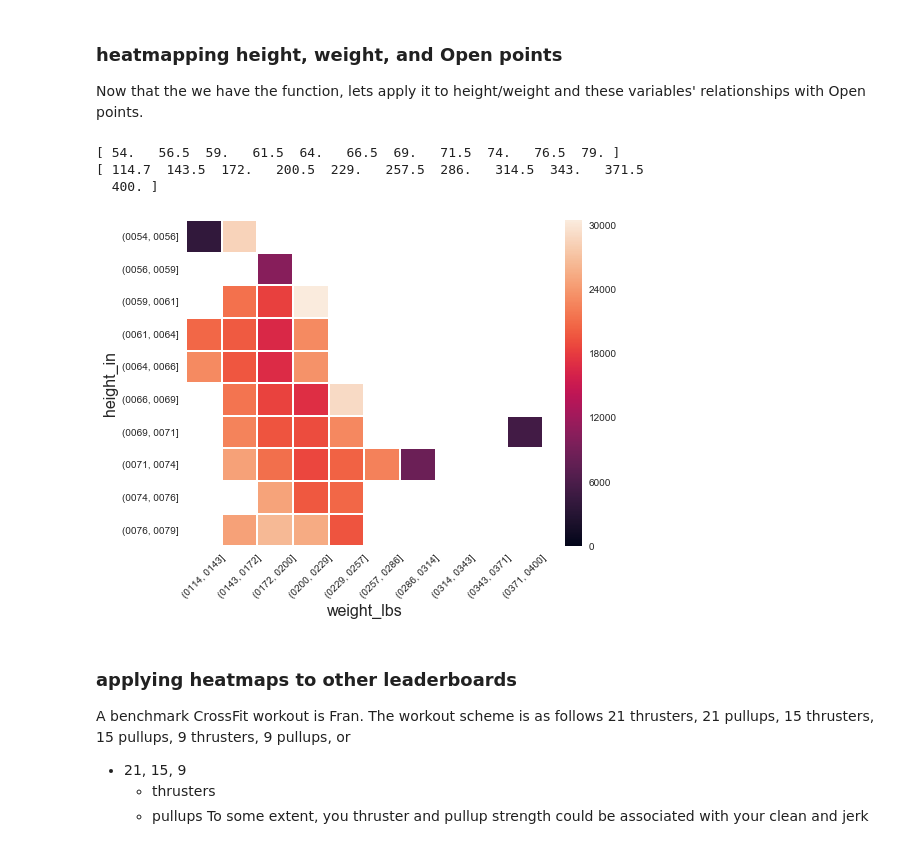
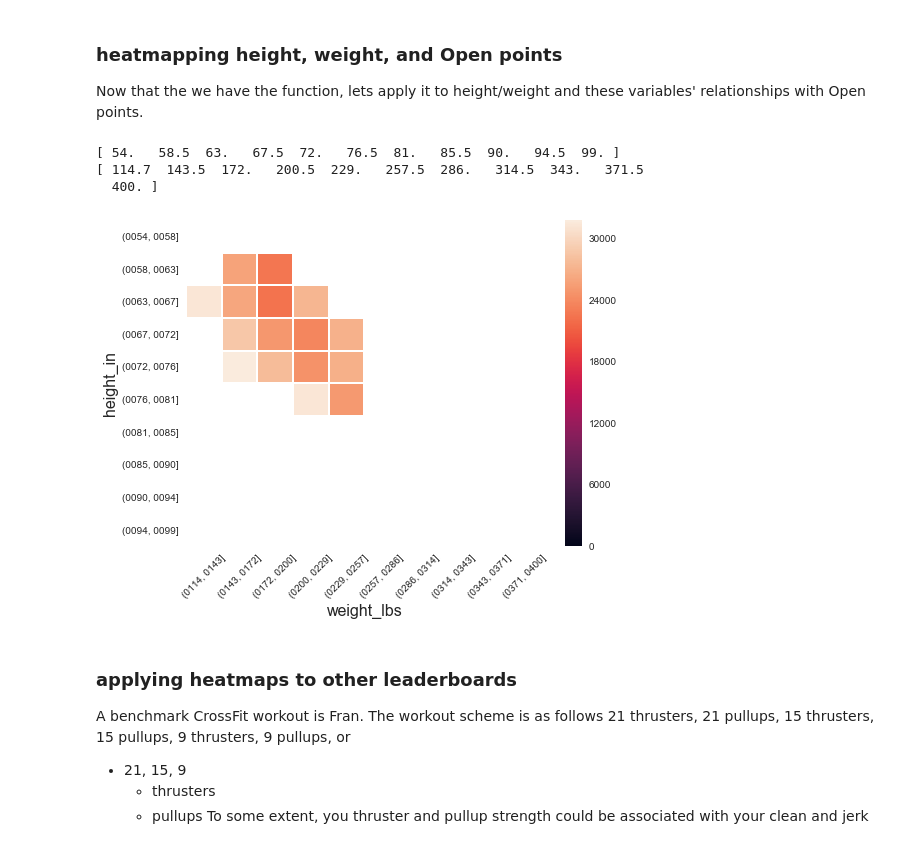
Before and after one commit to zfreedman/crossfit_open_2018, a Jupyter notebook: data_visualization.ipynb, the cells around one changed output. Drawn from its saved outputs; the diff is of its cells as text; code cells hidden in the pictures.

```diff
--- a/data_visualization.ipynb
+++ b/data_visualization.ipynb
@@ -255,7 +255,7 @@ def grab_top_n_summarizer_data(n, div_id, func_str, dataframe):
 ### filtering the data
 Let's grab the data corresponding to the top athletes from the database. We'll do this by filtering athletes based on IDs in the men's leaderboard.
 # %%
-ranges = [10, 100, 1000]
+ranges = [10, 250, 5000]
 funcs = ["MIN", "MAX", "AVG"]
 #resulting dataframes are ordered as follows:
 #[top10min, top10max, top10avg, top100min, ...]
@@ -361,7 +361,7 @@ height_weight_points.head(5)
 # %%
 height_weight_cols = ["height_in", "weight_lbs"]
 #height_weight_axis_ranges = [[50, 100, 0, 3000], [50, 300, 0, 2000]]
-height_weight_bins = [25, 60]
+height_weight_bins = [22, 60]
 #plot each lift
 for i in range(len(height_weight_cols)):
     #fit plot
@@ -483,27 +483,27 @@ Now that the we have the function, lets apply it to height/weight and these vari
 # %%
 #grab data for heatmap
 height_weight_heatmap_df, height_weight_heatmap_mask = get_data_for_heatmap(
     height_weight_cols[0], 10,
     height_weight_cols[1], 10,
     "points",
     height_weight_points,
-    min_entries=1,
+    min_entries=5,
     return_mask=True
 )
 #do this to customize figure size
 #fig, ax = plt.subplots()
 #fig.set_size_inches(
 #plot heatmap
 #sb.heatmap(height_weight_heatmap_df, annot=True, fmt=".2f", linewidths=.5)
 with sb.axes_style("white"):
     sb.heatmap(height_weight_heatmap_df, mask=height_weight_heatmap_mask, annot=False, linewidths=1)
     plt.xticks(rotation=45)
     plt.show()
 # %% [output]
-[ 54.   56.5  59.   61.5  64.   66.5  69.   71.5  74.   76.5  79. ]
+[ 54.   58.5  63.   67.5  72.   76.5  81.   85.5  90.   94.5  99. ]
 [ 114.7  143.5  172.   200.5  229.   257.5  286.   314.5  343.   371.5
   400. ]
-[figure, old version]
+[figure, new version]
 # %% [markdown]
 ### applying heatmaps to other leaderboards
 A benchmark CrossFit workout is Fran. The workout scheme is as follows 21 thrusters, 21 pullups, 15 thrusters, 15 pullups, 9 thrusters, 9 pullups, or
```
Also changed, not shown: parts of 13 cells of this notebook, 1 other file.
